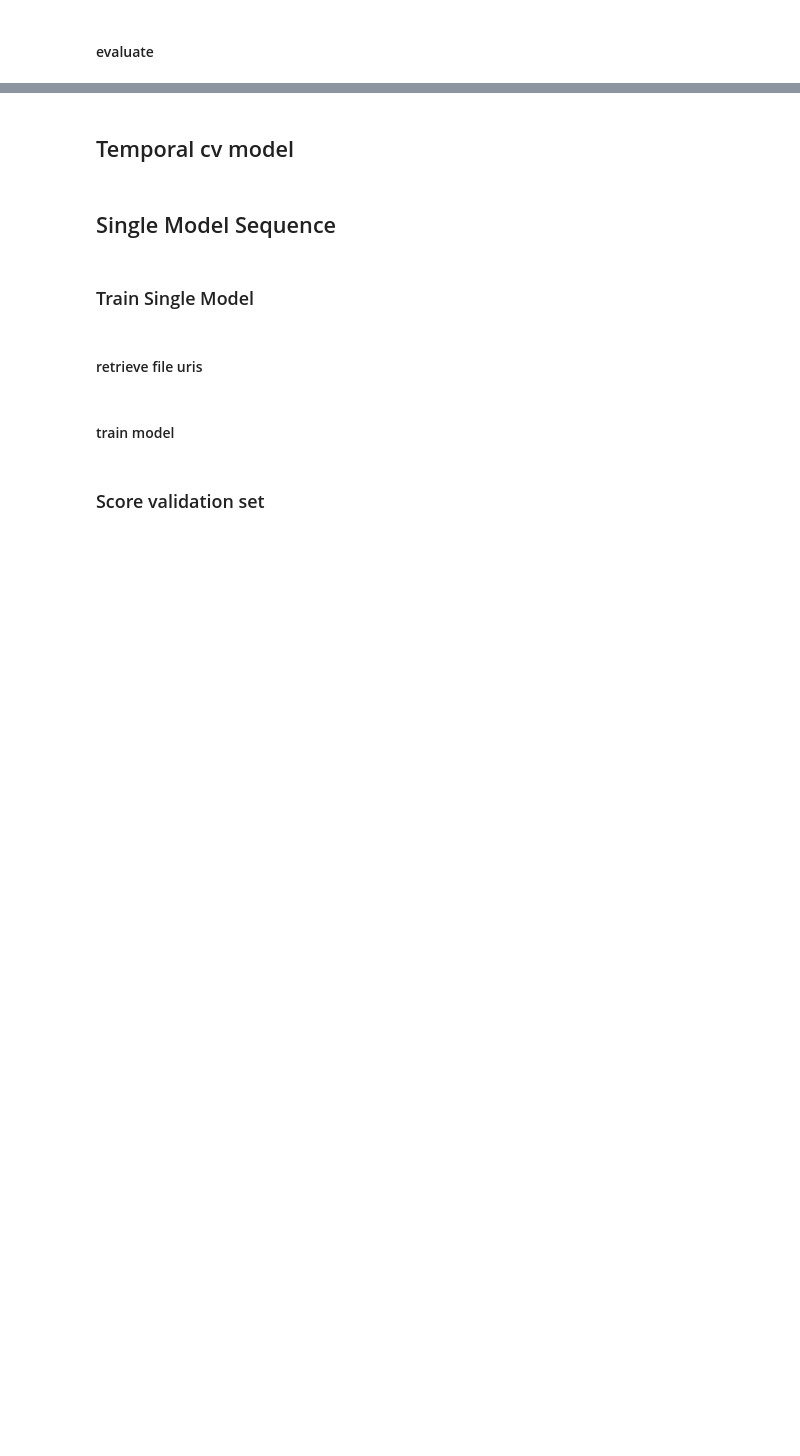
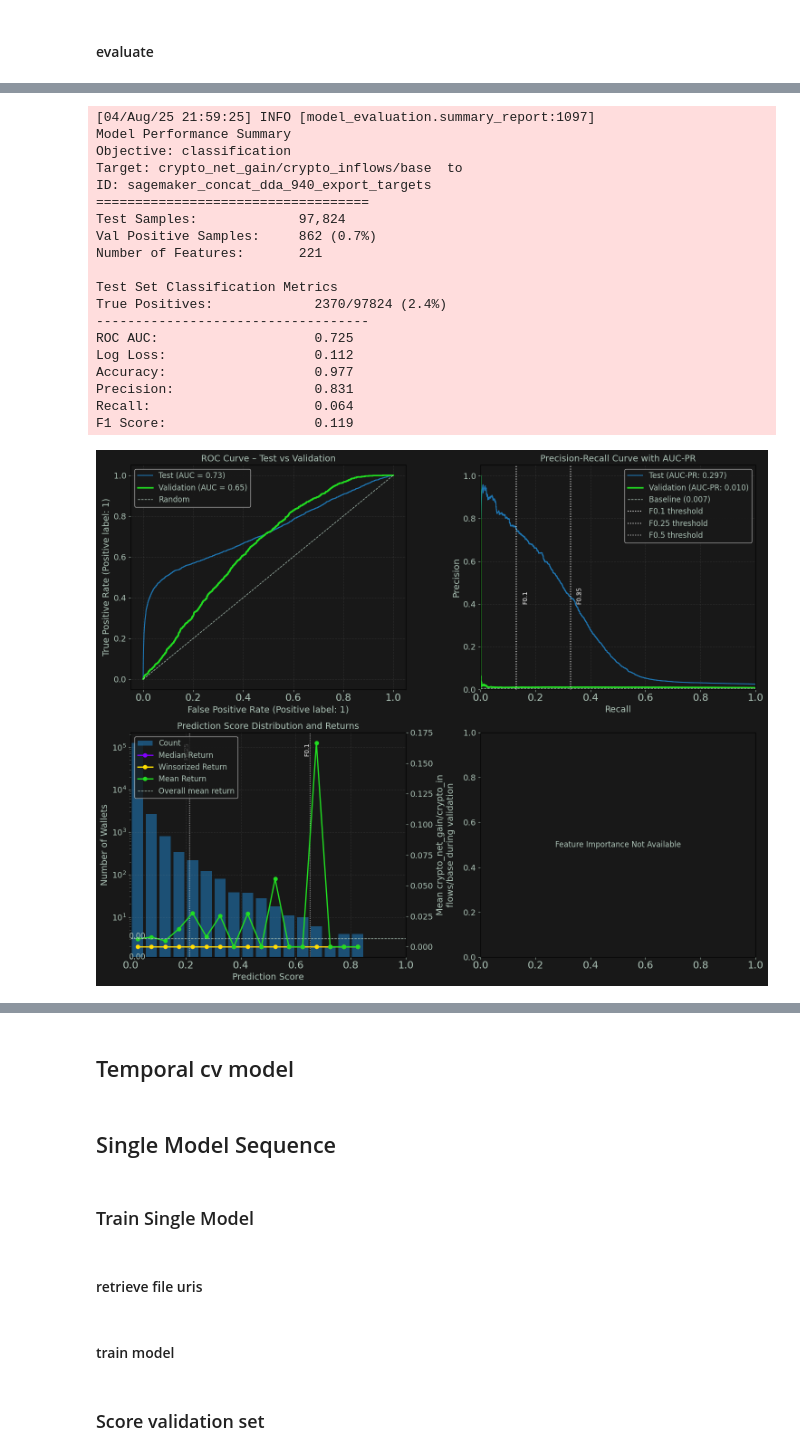
Before and after one commit to dreams-labs/sagemaker, a Jupyter notebook: notebooks/DDA-934 custom hyperparams.ipynb, the cells around one changed output, grey strips where cells are left out. Saved outputs shown, nothing was run; the diff lists cells and outputs as text; code cells hidden in the pictures; blank space fills up the shorter version.

```diff
--- a/notebooks/DDA-934 custom hyperparams.ipynb
+++ b/notebooks/DDA-934 custom hyperparams.ipynb
@@ -539,3 +532,25 @@ F1 Score:                   0.645
 # %%
 evaluator.summary_report()
 evaluator.plot_wallet_evaluation()
+u.notify('soft_twinkle_musical')
+# %% [output]
+[04/Aug/25 21:59:25] INFO [model_evaluation.summary_report:1097]
+Model Performance Summary
+Objective: classification
+Target: crypto_net_gain/crypto_inflows/base  to
+ID: sagemaker_concat_dda_940_export_targets
+===================================
+Test Samples:             97,824
+Val Positive Samples:     862 (0.7%)
+Number of Features:       221
+
+Test Set Classification Metrics
+True Positives:             2370/97824 (2.4%)
+-----------------------------------
+ROC AUC:                    0.725
+Log Loss:                   0.112
+Accuracy:                   0.977
+Precision:                  0.831
+Recall:                     0.064
+F1 Score:                   0.119
+[figure, added]
```
Also changed, not shown: parts of 14 cells of this notebook, 2 other files.
